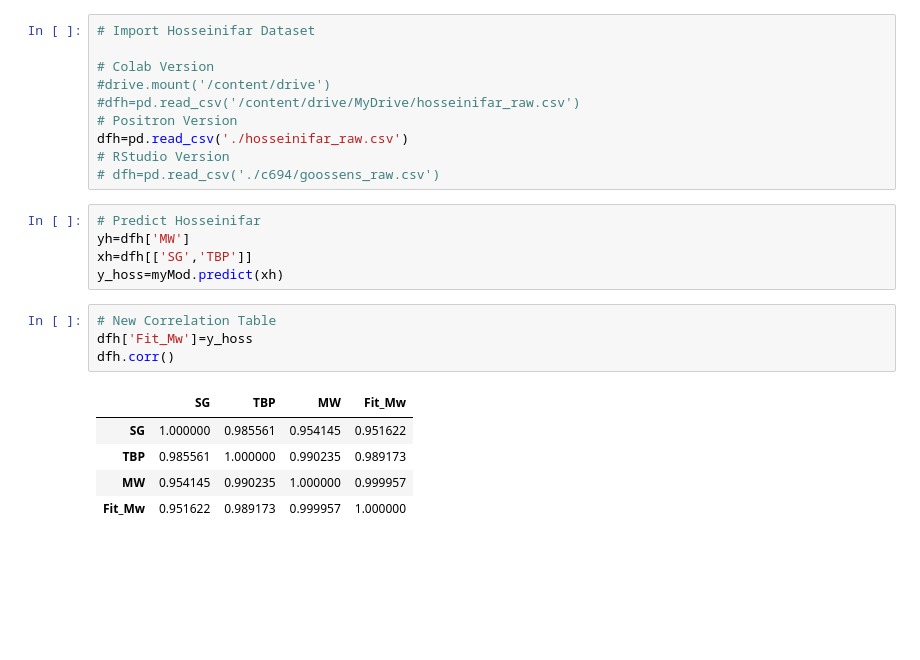
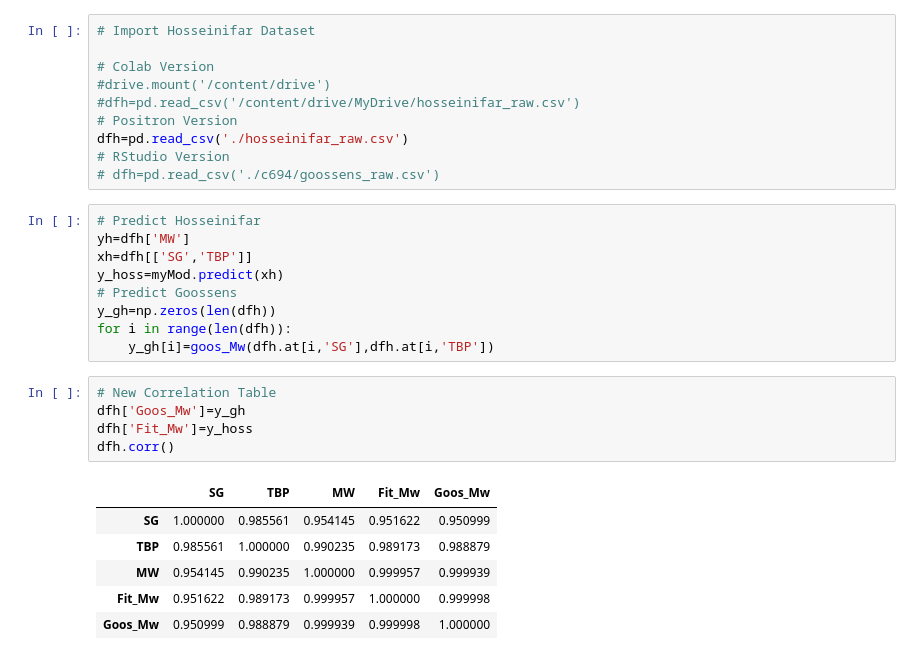
Before and after one commit to breranansi/IDC6940_RSH26, a Jupyter notebook: moleDataSet.ipynb, the cells around one changed output. Cells and saved outputs as stored; diff of their text form; blank space fills up the shorter version.

```diff
--- a/moleDataSet.ipynb
+++ b/moleDataSet.ipynb
@@ -332,13 +332,19 @@ dfh=pd.read_csv('./hosseinifar_raw.csv')
 yh=dfh['MW']
 xh=dfh[['SG','TBP']]
 y_hoss=myMod.predict(xh)
+# Predict Goossens
+y_gh=np.zeros(len(dfh))
+for i in range(len(dfh)):
+    y_gh[i]=goos_Mw(dfh.at[i,'SG'],dfh.at[i,'TBP'])
 # %%
 # New Correlation Table
+dfh['Goos_Mw']=y_gh
 dfh['Fit_Mw']=y_hoss
 dfh.corr()
 # %% [output]
-|  | SG | TBP | MW | Fit_Mw |
-| SG | 1.000000 | 0.985561 | 0.954145 | 0.951622 |
-| TBP | 0.985561 | 1.000000 | 0.990235 | 0.989173 |
-| MW | 0.954145 | 0.990235 | 1.000000 | 0.999957 |
-| Fit_Mw | 0.951622 | 0.989173 | 0.999957 | 1.000000 |
+|  | SG | TBP | MW | Fit_Mw | Goos_Mw |
+| SG | 1.000000 | 0.985561 | 0.954145 | 0.951622 | 0.950999 |
+| TBP | 0.985561 | 1.000000 | 0.990235 | 0.989173 | 0.988879 |
+| MW | 0.954145 | 0.990235 | 1.000000 | 0.999957 | 0.999939 |
+| Fit_Mw | 0.951622 | 0.989173 | 0.999957 | 1.000000 | 0.999998 |
+| Goos_Mw | 0.950999 | 0.988879 | 0.999939 | 0.999998 | 1.000000 |
```
Also changed, not shown: 2 other files.
